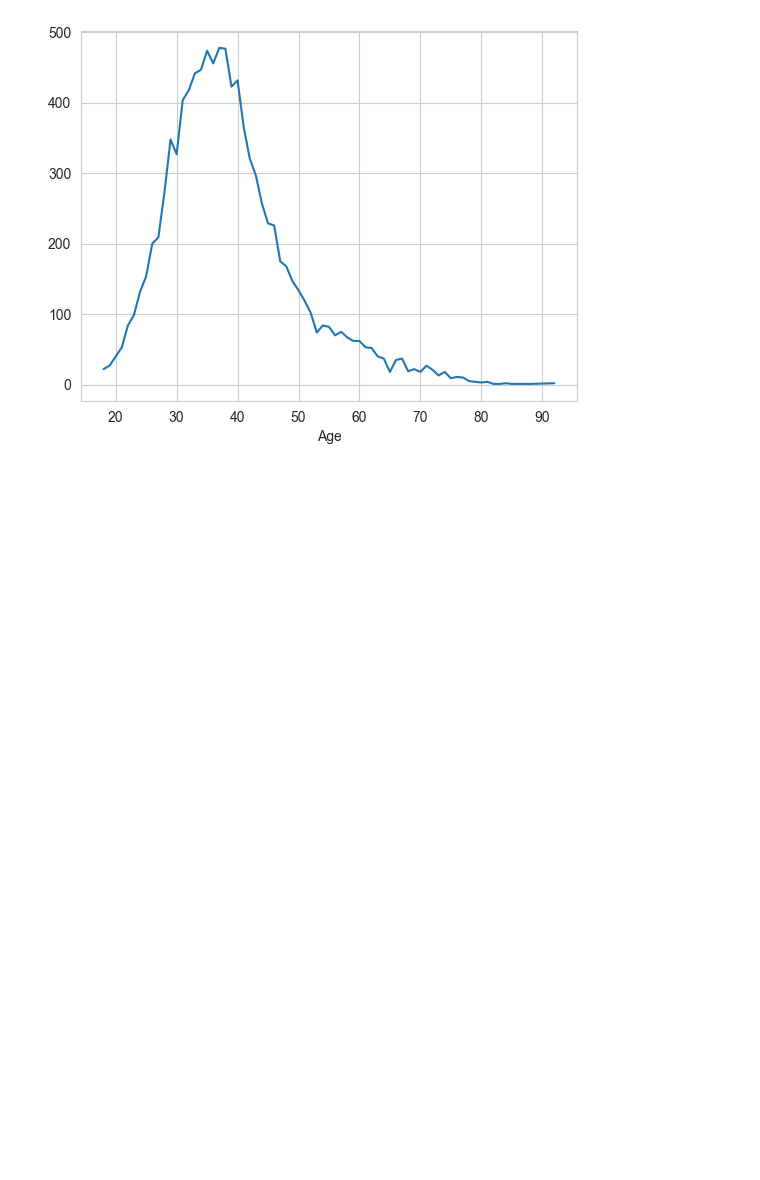
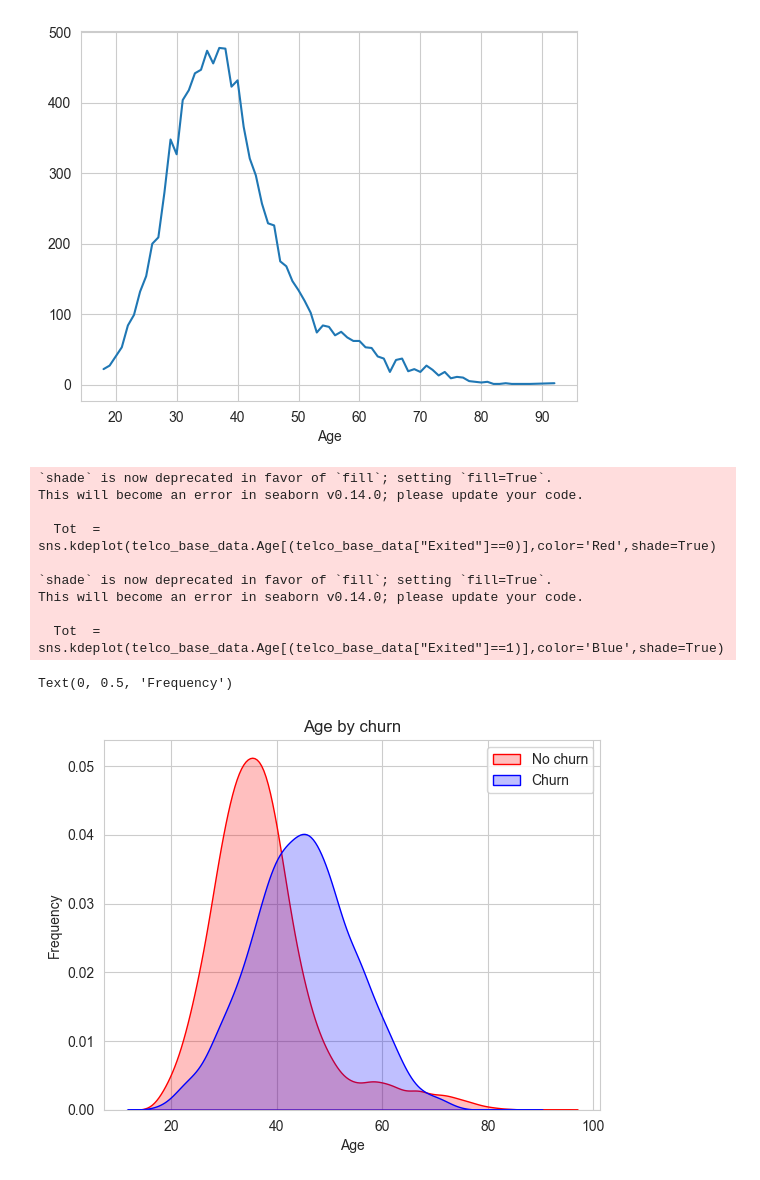
Before and after one commit to amitabh-7t/Exploratory_Data_Analysis-EDA, a Jupyter notebook: Cat & Num Analysis.ipynb, the cells around one changed output. Drawn from its saved outputs; the diff is of its cells as text; code cells hidden in the pictures; blank space fills up the shorter version.

```diff
--- a/Cat & Num Analysis.ipynb
+++ b/Cat & Num Analysis.ipynb
@@ -100,4 +100,21 @@ telco_base_data['Age'].value_counts().sort_index(ascending=True).plot()
 <Axes: xlabel='Age'>
 [figure]
 # %%
-telco_base_data_1 = telco_base_data.loc
+Tot  = sns.kdeplot(telco_base_data.Age[(telco_base_data["Exited"]==0)],color='Red',shade=True)
+Tot  = sns.kdeplot(telco_base_data.Age[(telco_base_data["Exited"]==1)],color='Blue',shade=True)
+Tot.legend(["No churn","Churn"], loc="upper right")
+Tot.set_title('Age by churn')
+Tot.set_xlabel('Age')
+Tot.set_ylabel('Frequency')
+# %% [output]
+`shade` is now deprecated in favor of `fill`; setting `fill=True`.
+This will become an error in seaborn v0.14.0; please update your code.
+
+  Tot  = sns.kdeplot(telco_base_data.Age[(telco_base_data["Exited"]==0)],color='Red',shade=True)
+
+`shade` is now deprecated in favor of `fill`; setting `fill=True`.
+This will become an error in seaborn v0.14.0; please update your code.
+
+  Tot  = sns.kdeplot(telco_base_data.Age[(telco_base_data["Exited"]==1)],color='Blue',shade=True)
+Text(0, 0.5, 'Frequency')
+[figure, added]
```
Also changed, not shown: parts of 1 cell of this notebook, 3 other files.
